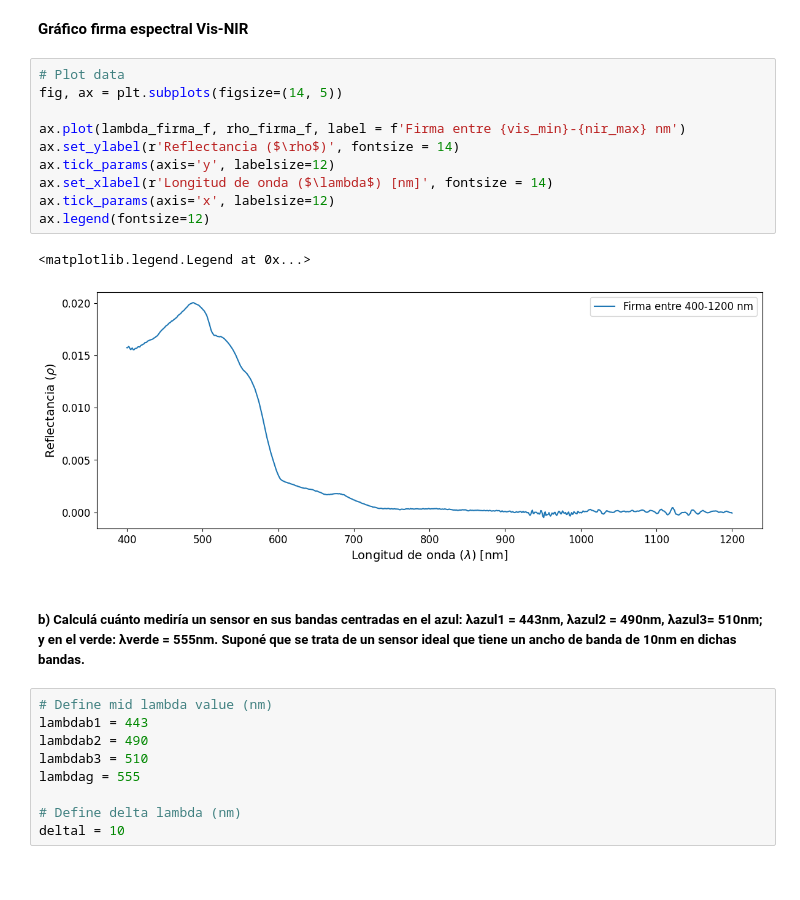
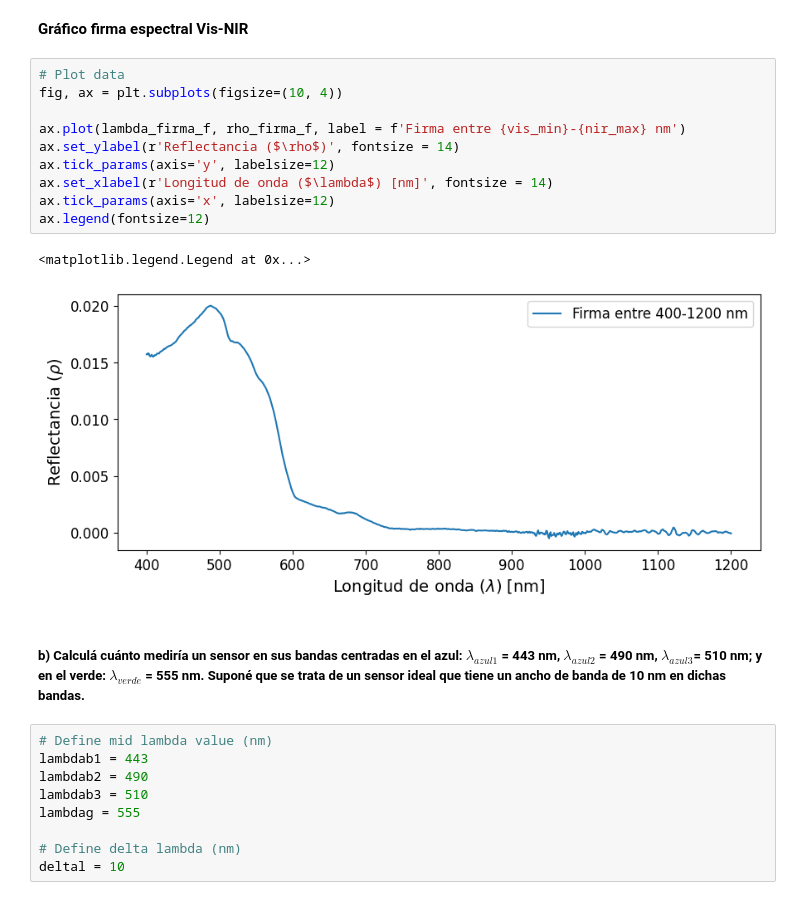
Before and after one commit to francobarrionuevoenv21/MAIE_devs_pub, a Jupyter notebook: MetodosNumericos/TPE1_Clorofila/BarrionuevoFranco_TPE1.ipynb, the cells around one changed output. Saved outputs shown, nothing was run; the diff lists cells and outputs as text.

```diff
--- a/MetodosNumericos/TPE1_Clorofila/BarrionuevoFranco_TPE1.ipynb
+++ b/MetodosNumericos/TPE1_Clorofila/BarrionuevoFranco_TPE1.ipynb
@@ -139,19 +149,19 @@ rho_firma_f = rho_firma[(lambda_firma >= vis_min) & (lambda_firma <= nir_max)]
 **Gráfico firma espectral Vis-NIR**
 # %%
 # Plot data
-fig, ax = plt.subplots(figsize=(14, 5))
+fig, ax = plt.subplots(figsize=(10, 4))
 
 ax.plot(lambda_firma_f, rho_firma_f, label = f'Firma entre {vis_min}-{nir_max} nm')
 ax.set_ylabel(r'Reflectancia ($\rho$)', fontsize = 14)
 ax.tick_params(axis='y', labelsize=12)
 ax.set_xlabel(r'Longitud de onda ($\lambda$) [nm]', fontsize = 14)
 ax.tick_params(axis='x', labelsize=12)
 ax.legend(fontsize=12)
 # %% [output]
 <matplotlib.legend.Legend at 0x...>
-[figure, old version]
+[figure, new version]
 # %% [markdown]
-##### b) Calculá cuánto mediría un sensor en sus bandas centradas en el azul: λazul1 = 443nm, λazul2 = 490nm, λazul3= 510nm; y en el verde: λverde = 555nm. Suponé que se trata de un sensor ideal que tiene un ancho de banda de 10nm en dichas bandas.
+##### b) Calculá cuánto mediría un sensor en sus bandas centradas en el azul: $\lambda_{azul1}$ = 443 nm, $\lambda_{azul2}$ = 490 nm, $\lambda_{azul3}$= 510 nm; y en el verde: $\lambda_{verde}$ = 555 nm. Suponé que se trata de un sensor ideal que tiene un ancho de banda de 10 nm en dichas bandas.
 # %%
 # Define mid lambda value (nm)
 lambdab1 = 443
```
Also changed, not shown: parts of 16 cells of this notebook.
